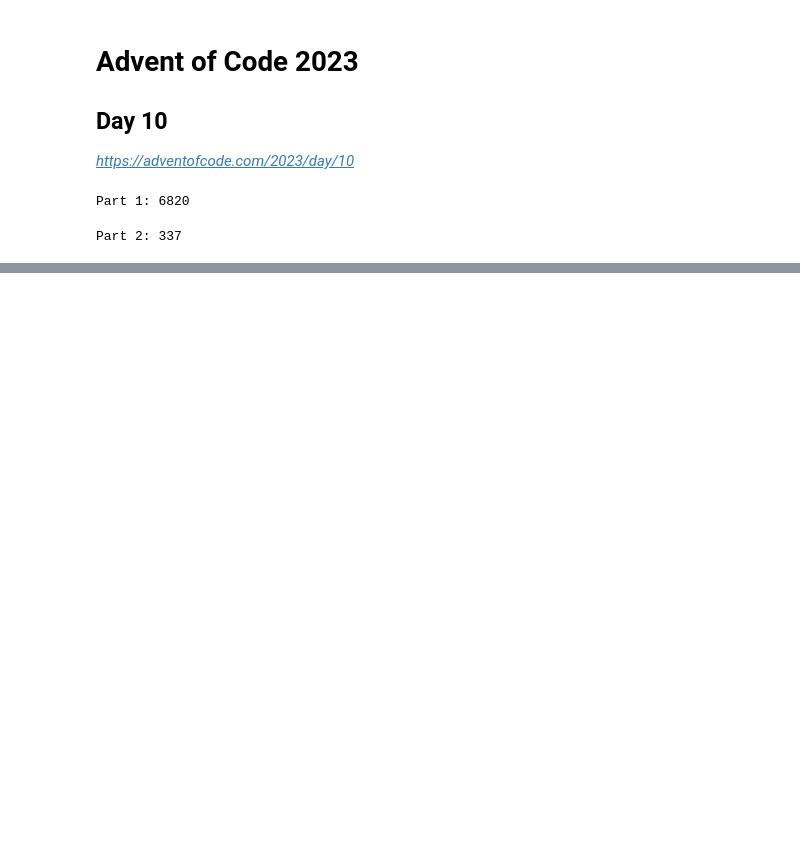
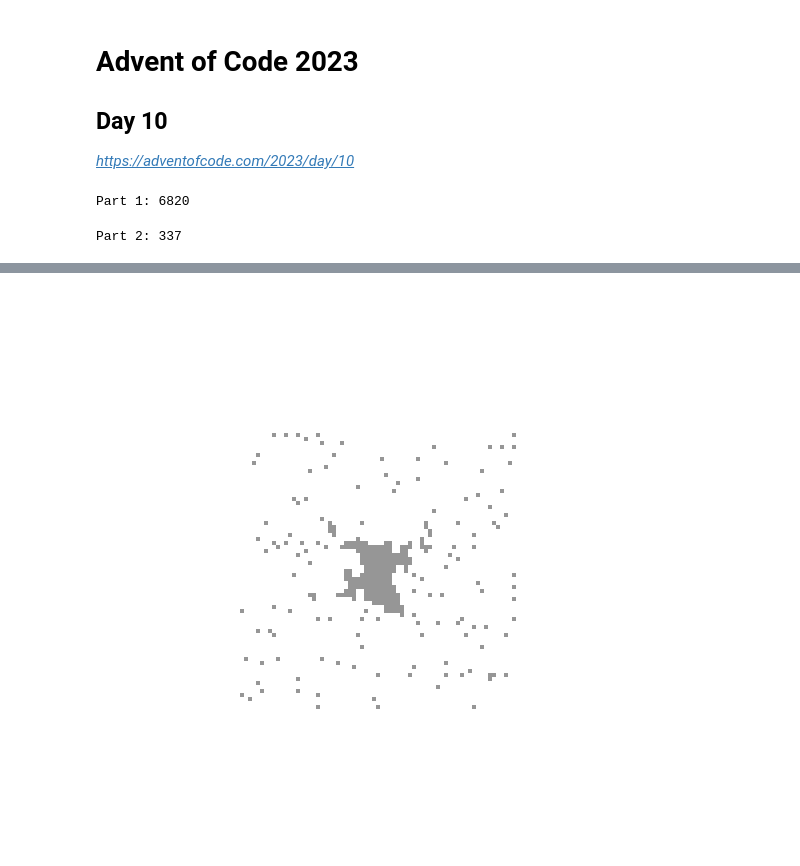
Before and after one commit to Bahnschrift/Advent-of-Code, a Jupyter notebook: 2023/python/day10.ipynb, the cells around one changed output, grey strips where cells are left out. Cells and saved outputs as stored; diff of their text form; code cells hidden in the pictures; blank space fills up the shorter version.

```diff
--- a/2023/python/day10.ipynb
+++ b/2023/python/day10.ipynb
@@ -66,13 +66,13 @@ def test_loop(g: Grid[str], start: tuple[int, int]) -> list[tuple[int, int]]:
         if g[cur[0]] == ".":
             return []
 
-        ns = set(syms[g[cur[0]]])
+        ns = syms[g[cur[0]]].copy()
         if opp[cur[1]] not in ns:
             return []
 
         ns.remove(opp[cur[1]])
 
-        cur = (add_dir(cur[0], next(iter(ns))), ns.pop())
+        cur = (add_dir(cur[0], ns[0]), ns.pop())
 
         if cur[0] == start:
             return loop if cur[1] == opp[syms[g[start][0]][0]] else []
@@ -104,3 +104,66 @@ print_part_2(part_2)
 # %% [output]
 Part 1: 6820
 Part 2: 337
+# %%
+ps = {
+    ".": [
+        "...",
+        "...",
+        "...",
+    ],
+    "-": [
+        "...",
+        "###",
+        "...",
+    ],
+    "|": [
+        ".#.",
+        ".#.",
+        ".#.",
+    ],
+    "L": [
+        ".#.",
+        ".##",
+        "...",
+    ],
+    "J": [
+        ".#.",
+        "##.",
+        "...",
+    ],
+    "F": [
+        "...",
+        ".##",
+        ".#.",
+    ],
+    "7": [
+        "...",
+        "##.",
+        ".#.",
+    ],
+}
+
+from PIL import Image
+
+im = Image.new("LA", (inp.width * 3, inp.height * 3))
+
+contained = set()
+
+for y, r in enumerate(inp.rows()):
+    i = False
+    for x, c in enumerate(r):
+        if (x, y) in l and c in "|7F":
+            i = not i
+        if (x, y) not in l and i:
+            contained.add((x, y))
+
+for y, r in enumerate(inp.rows()):
+    for x, c in enumerate(r):
+        s = c if (x, y) in l else "."
+        p = ps[s]
+        for dy, r in enumerate(p):
+            for dx, c in enumerate(r):
+                im.putpixel((x * 3 + dx, y * 3 + dy), (255, 255) if c == "#" else (150, 255) if (x, y) in contained else (0, 0))
+
+im.resize((im.size[0] * 2, im.size[1] * 2), Image.NEAREST)
+# %% [output]
@@ -106,0 +171 @@ Part 2: 337
+[figure, added]
```
Also changed, not shown: parts of 1 cell of this notebook.
